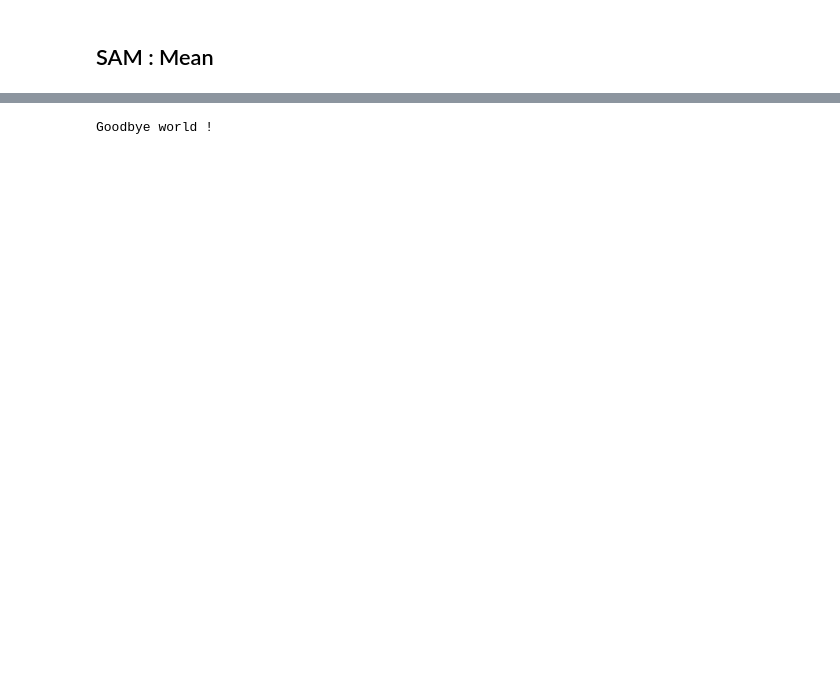
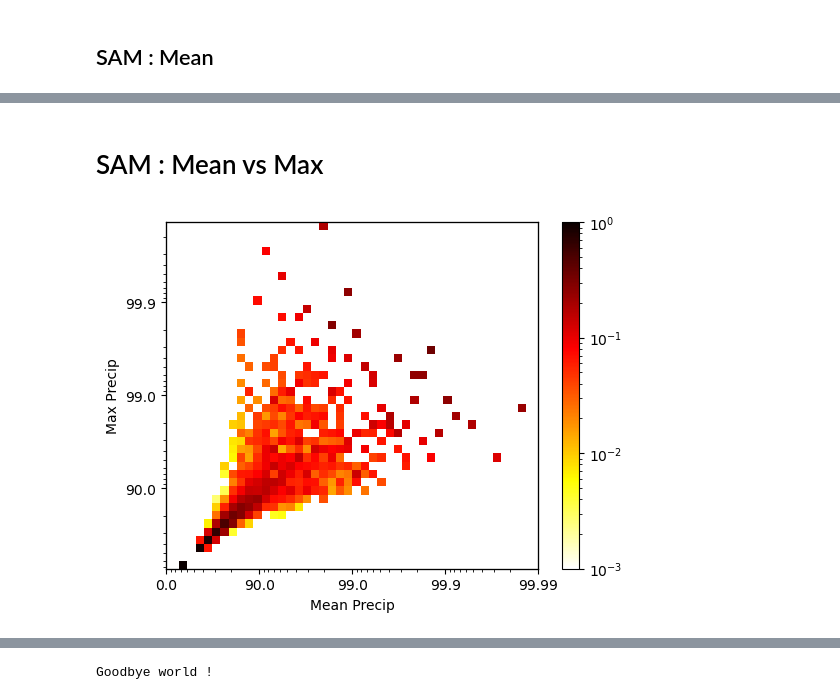
Before and after one commit to bfildier/stage-2023-multiscale-extremes, a Jupyter notebook: scripts/extremesRelation.ipynb, the cells around one changed output, grey strips where cells are left out. Drawn from its saved outputs; the diff is of its cells as text; code cells hidden in the pictures; blank space fills up the shorter version.

```diff
--- a/scripts/extremesRelation.ipynb
+++ b/scripts/extremesRelation.ipynb
@@ -202,0 +21,7 @@ plt.show()
+# %%
+#Compute Distribution for ds_SAM_Prec_mean.
+ds_SAM_Prec_mean_shape = (64, 4, n_days)
+#ds_SAM_Prec_mean = ds_SAM_Prec_mean.reshape(-1)
+dist_SAM_Prec_mean = cs.Distribution(name="SAM Precipitation", bintype = "invlogQ", nd = 4, fill_last_decade=True)
+dist_SAM_Prec_mean.computeDistribution(sample = ds_SAM_Prec_mean)
+dist_SAM_Prec_mean.storeSamplePoints(sample = ds_SAM_Prec_mean)
@@ -202,0 +39,2 @@ plt.show()
+# %% [markdown]
+# SAM : Mean vs Max
@@ -202,0 +68,22 @@ plt.show()
+# %%
+# Joint distribution
+jd_Mean_Max_IL = cs.JointDistribution(name='Mean vs Max',distribution1=dist_SAM_Prec_mean, distribution2=dist_SAM_Prec_max)
+FracPrec_densified = jd_Mean_Max_IL.computeNormalizedDensity(ds_SAM_Prec_mean, ds_SAM_Prec_max, data = FracPrec.values)
+VertSpeed_5km_densified = jd_Mean_Max_IL.computeNormalizedDensity(ds_SAM_Prec_mean, ds_SAM_Prec_max, data = VertSpeed.values)
+VertSpeed_by_MCS_5km_densified = jd_Mean_Max_IL.computeNormalizedDensity(ds_SAM_Prec_mean, ds_SAM_Prec_max, data = VertSpeed_by_MCS.values)
+# %%
+# Show joint distribution
+# frame IL
+fig,ax = plt.subplots(figsize=(6,4.5))
+ax_show = ax.twinx().twiny()
+ax = setFrameIL(ax, dist_SAM_Prec_mean.ranks, dist_SAM_Prec_max.ranks, xlabel = "Mean Precip", ylabel = "Max Precip") ## the given ax object must not be ax_show.
+
+# values
+Z = jd_Mean_Max_IL.density.T
+h = showJointHistogram(ax_show, Z, scale = 'log', cmap = 'hot_r') ## Here the given ax object must be ax_show. that's what it means "regardless of preset frame and ticks"
+
+plt.colorbar(h)
+plt.show()
+## TODO : add the imshow of Mean Precip and Max Precip over density
+# %% [output]
+[figure, added]
```
Also changed, not shown: parts of 67 cells of this notebook, 17 other files.
